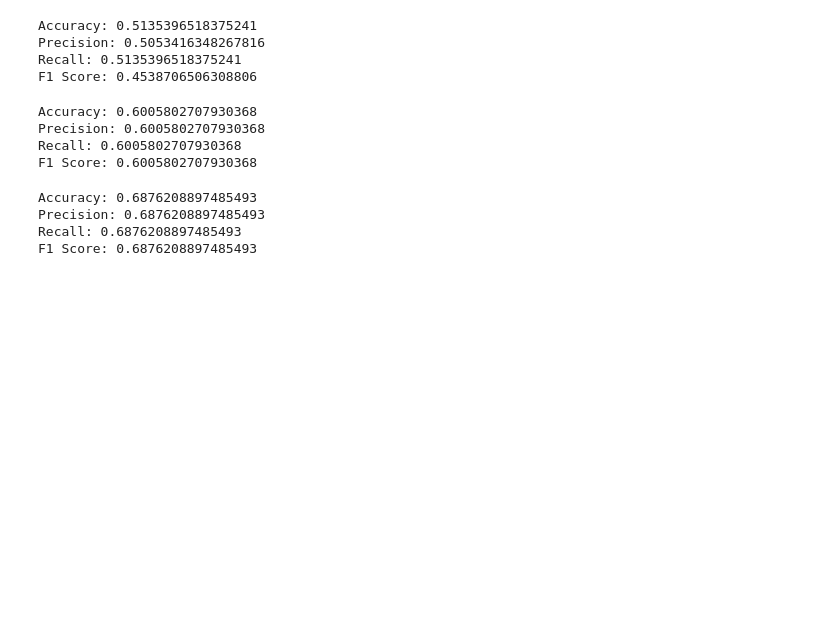
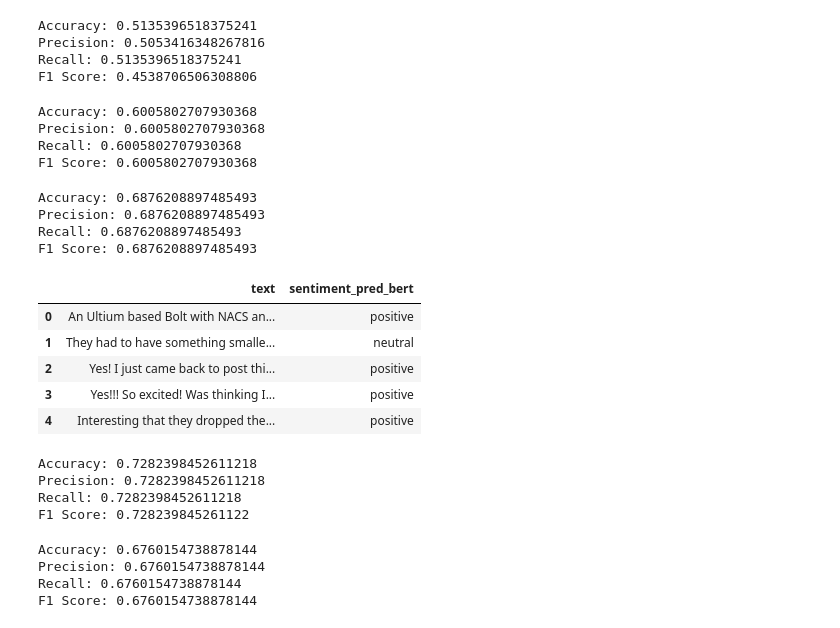
Before and after one commit to ao9000/SC4021-Project, a Jupyter notebook: classification.ipynb, the cells around one changed output. Saved outputs shown, nothing was run; the diff lists cells and outputs as text; code cells hidden in the pictures; blank space fills up the shorter version.

```diff
--- a/classification.ipynb
+++ b/classification.ipynb
@@ -772,3 +781,15 @@ Recall: 0.6876208897485493
 F1 Score: 0.6876208897485493
 # %%
 combined_df.to_csv("majorityVoting.csv",index = False)
+# %%
+bert_df = pd.read_csv("sentiment_pred_bert_pretrain_and_annotator.csv")
+# %%
+bert_df = bert_df[["text",'sentiment_pred_bert']]
+bert_df.head()
+# %% [output]
+|  | text | sentiment_pred_bert |
+| 0 | An Ultium based Bolt with NACS an... | positive |
+| 1 | They had to have something smalle... | neutral |
+| 2 | Yes! I just came back to post thi... | positive |
+| 3 | Yes!!! So excited! Was thinking I... | positive |
+| 4 | Interesting that they dropped the... | positive |
@@ -774,0 +806,30 @@ combined_df.to_csv("majorityVoting.csv",index = False)
+# %%
+accuracy = accuracy_score(combined_df['annotator_combined'], combined_df['consensus_predictions5'])
+precision = precision_score(combined_df['annotator_combined'], combined_df['consensus_predictions5'], average='micro')
+recall = recall_score(combined_df['annotator_combined'], combined_df['consensus_predictions5'], average='micro')
+f1 = f1_score(combined_df['annotator_combined'], combined_df['consensus_predictions5'], average='micro')
+
+print("Accuracy:", accuracy)
+print("Precision:", precision)
+print("Recall:", recall)
+print("F1 Score:", f1)
+# %% [output]
+Accuracy: 0.7282398452611218
+Precision: 0.7282398452611218
+Recall: 0.7282398452611218
+F1 Score: 0.728239845261122
+# %%
+accuracy = accuracy_score(combined_df['annotator_combined'], combined_df['consensus_predictions3'])
+precision = precision_score(combined_df['annotator_combined'], combined_df['consensus_predictions3'], average='micro')
+recall = recall_score(combined_df['annotator_combined'], combined_df['consensus_predictions3'], average='micro')
+f1 = f1_score(combined_df['annotator_combined'], combined_df['consensus_predictions3'], average='micro')
+
+print("Accuracy:", accuracy)
+print("Precision:", precision)
+print("Recall:", recall)
+print("F1 Score:", f1)
+# %% [output]
+Accuracy: 0.6760154738878144
+Precision: 0.6760154738878144
+Recall: 0.6760154738878144
+F1 Score: 0.6760154738878144
```
Also changed, not shown: parts of 12 cells of this notebook, 2 other files.
